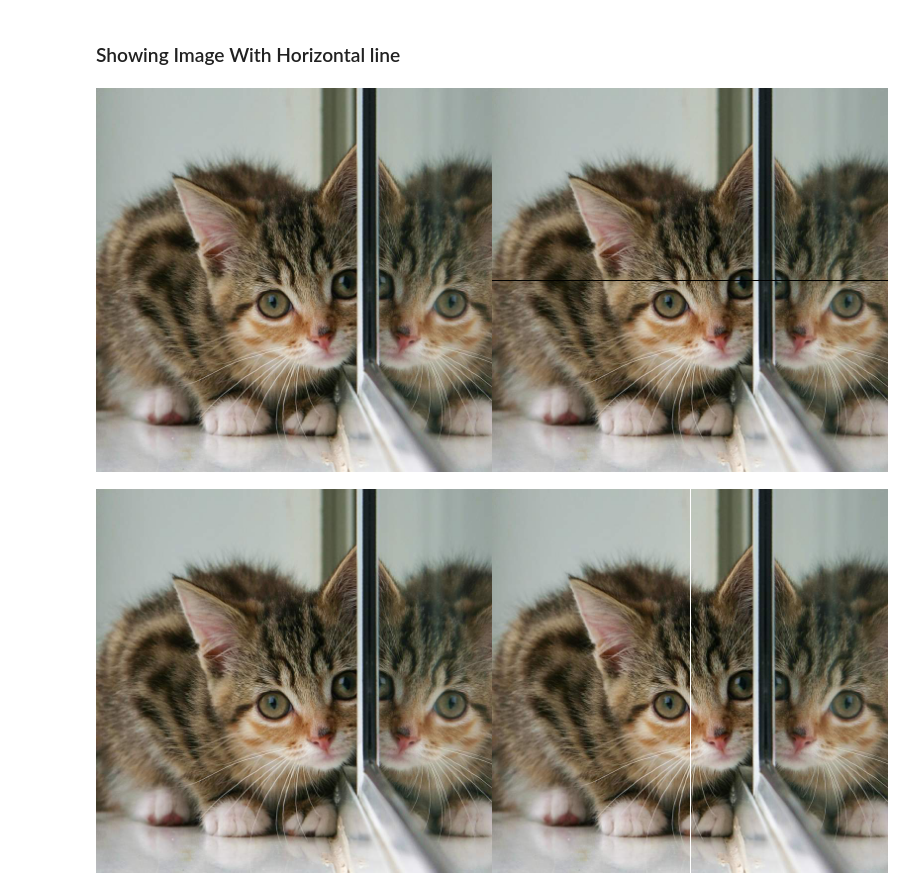
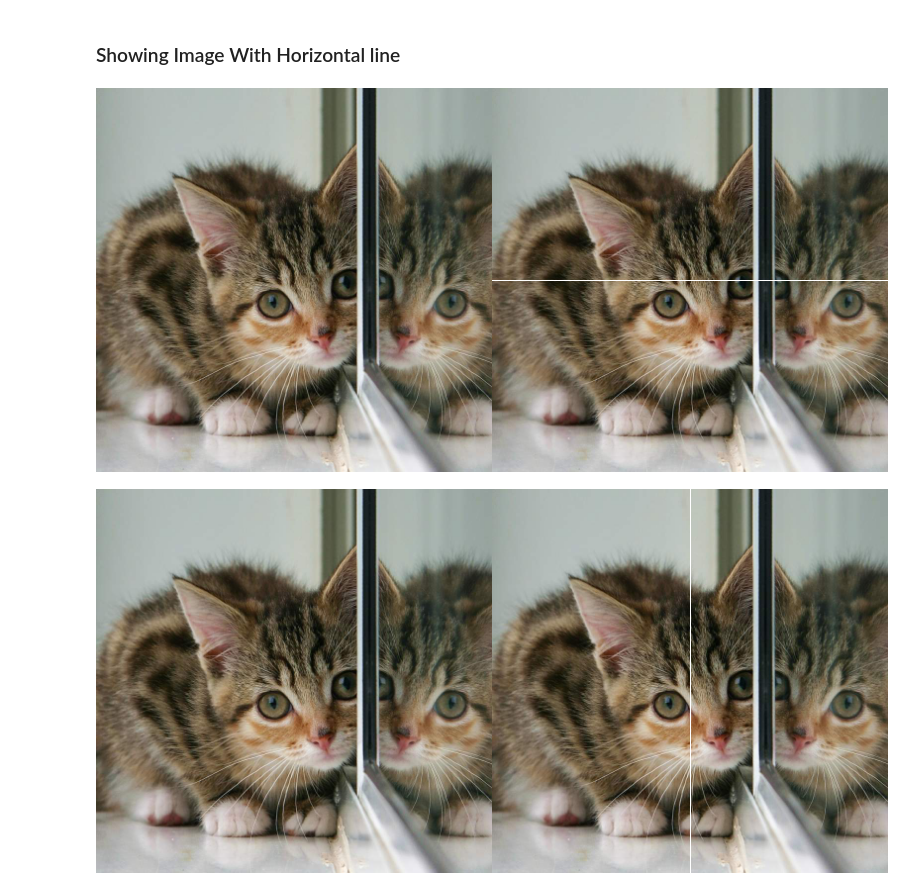
Before and after one commit to Rjndrkha/PCVK_Genap_2022, a Jupyter notebook: Week_1.ipynb, the cells around one changed output. Saved outputs shown, nothing was run; the diff lists cells and outputs as text; code cells hidden in the pictures.

```diff
--- a/Week_1.ipynb
+++ b/Week_1.ipynb
@@ -53,15 +53,15 @@ resolusi image: tinggi x lebar =  388  x  400
 # %%
 image_2=  cv.cvtColor(image, cv.COLOR_BGR2RGB)
 image_4 = cv.cvtColor(image, cv.COLOR_BGR2RGB)
 
 # membuat garis HORIZOMTAL ditengah image
 for y in range (lebar):
-  image_4[ int((tinggi)/2),y] = [1,1,1]
+  image_4[ int((tinggi)/2),y] = [255,255,255] #RGB COLOR
 
 final_frame = cv.hconcat((image_2, image_4))
 cv2_imshow(final_frame)
 # %% [output]
-[figure, old version]
+[figure, new version]
 # %%
 image_4 = cv.cvtColor(image, cv.COLOR_BGR2RGB)
 
```
